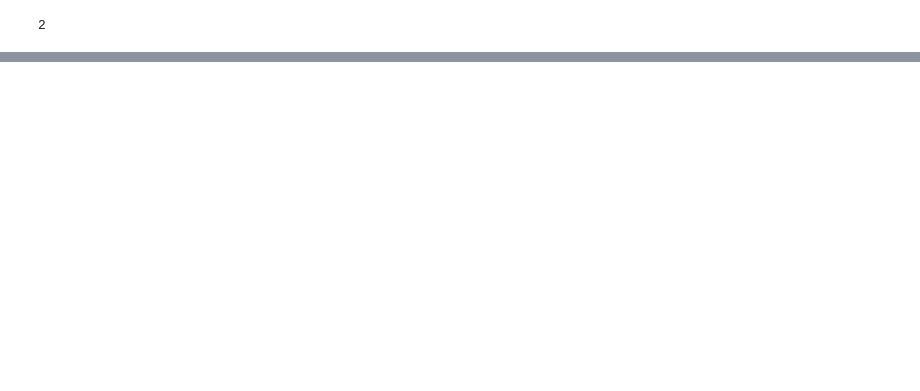
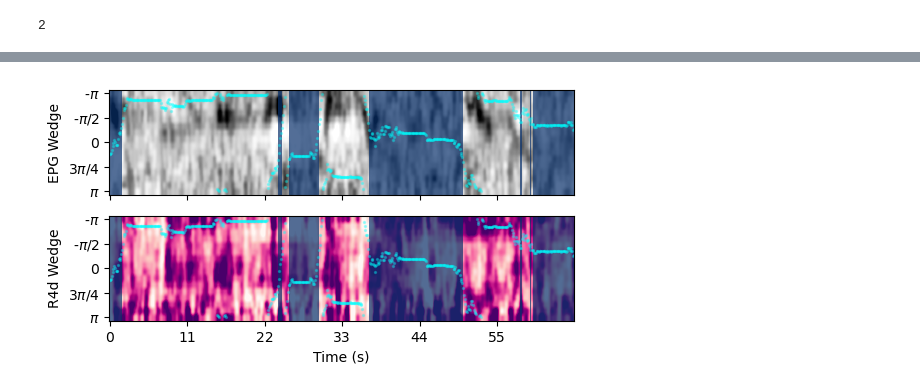
Before and after one commit to yfisher-lab/NeuromodPlasticity, a Jupyter notebook: Notebooks/ring_terminal_imaging/plot_group_results_dual_imaging.ipynb, the cells around one changed output, grey strips where cells are left out. Drawn from its saved outputs; the diff is of its cells as text; code cells hidden in the pictures; blank space fills up the shorter version.

```diff
--- a/Notebooks/ring_terminal_imaging/plot_group_results_dual_imaging.ipynb
+++ b/Notebooks/ring_terminal_imaging/plot_group_results_dual_imaging.ipynb
@@ -252,0 +357,69 @@ ax.fill_between(x[2:-1], mu[2:-1]-sem[2:-1], mu[2:-1]+sem[2:-1])
+# %%
+eg_fly = '06_11_2023_fly1'
+row = sess_df.loc[sess_df['fly_id'] == eg_fly].iloc[0]
+
+# eg_fly = '22_02_2024_fly1'
+# row = sess_df.loc[sess_df['fly_id'] == eg_fly].iloc[0]
+
+# eg_fly = '12_10_2023_fly2'
+# row = sess_df.loc[sess_df['fly_id'] == eg_fly].iloc[0]
+
+# eg_fly = '11_08_2023_fly3'
+# row = sess_df.loc[sess_df['fly_id'] == eg_fly].iloc[0]
+# %%
+outdir = pathlib.PurePath( basedir / row['date'] / row['fly'] / row['sess'] / 'preprocess.pkl')
+pp = st2p.preprocessing.EBImagingSession.from_file(outdir)
+ts = get_ts(pp,coef=0)
+# %%
+window = slice(200,800)
+fig, ax= plt.subplots(2,1, figsize=[6,3], sharex=True)
+ax[0].imshow(ts['y_epg_sm'][0,:,window], aspect='auto', cmap= 'Greys',vmin=-.1,vmax=.2)
+ax[1].imshow(ts['y_r4d_sm'][1,:,window], aspect='auto', cmap= 'RdPu', vmin=-.1, vmax=.2)
+
+
+x = np.arange(ts['y_epg'].shape[-1])
+fill = np.ones_like(ts['y_r4d_sm'][1,:,:])
+fill[:, ts['bar_vis_mask']]=np.nan
+ax[0].imshow(fill[:,window], aspect='auto', cmap='Blues', vmax=1, vmin=0, alpha=.7)
+ax[1].imshow(fill[:,window], aspect='auto', cmap='Blues', vmax=1, vmin=0, alpha=.7)
+
+
+heading_ = 15*(ts['heading']+np.pi)/2/np.pi
+_x = x[window] - x[window][0]
+ax[0].scatter(_x, heading_[window], alpha=.3, s=2, color='cyan')
+ax[1].scatter(_x , heading_[window], alpha=.3, s=2, color='cyan')
+
+dt = pp.metadata['frame_period']*pp.metadata['layout']['frames_per_sequence']
+t = np.arange(0,_x.shape[0]*dt, dt)
+_ = ax[1].set_xticks(_x[::100], labels=[int(_t) for _t in t[::100]])
+
+
+_ = ax[0].set_yticks([r/2/np.pi*15 for r in (0,  np.pi/2,  np.pi,  6*np.pi/4,  2*np.pi)],
+                    labels = [r'-$\pi$',  r'-$\pi$/2',  '0',  r'3$\pi$/4',  r'$\pi$'])
+_ = ax[1].set_yticks([r/2/np.pi*15 for r in (0,  np.pi/2,  np.pi,  6*np.pi/4,  2*np.pi)],
+                    labels = [r'-$\pi$',  r'-$\pi$/2',  '0',  r'3$\pi$/4',  r'$\pi$'])
+
+ax[1].set_xlabel('Time (s)')
+ax[0].set_ylabel('EPG Wedge')
+ax[1].set_ylabel('R4d Wedge')
+
+fig.savefig(figfolder / f"{row['fly_id']}_{row['sess']}_example.pdf", format='pdf')
+
+# # # print(y.shape, heading.shape)
+# # # ax[2].scatter(x,heading)
+# # ax[1].scatter(_x-_x[0], 15*(ts['phi_epg'][window]+np.pi)/2/np.pi, color=plt.cm.Greys(.8), alpha = 1, s=2)
+# # ax[2].scatter(x, phi_r4d, color=plt.cm.RdPu(.8), alpha = .4, s=2)
+# # ax[3].scatter(x, offset_epg, color=plt.cm.Greys(.8), alpha = .4, s=2)
+# # ax[3].scatter(x, offset_r4d, color=plt.cm.RdPu(.8), alpha = .4, s=2)
+
+# heading_bins, y_h_aligned, y_h_aligned_z = align_to_heading(ts)
+# fig, ax=plt.subplots()
+# ax.plot(y_h_aligned[0,:,:][:,ts['bar_vis_mask']].mean(axis=-1))
+# ax.plot(y_h_aligned[1,:,:][:,ts['bar_vis_mask']].mean(axis=-1))
+
+
+# fig, ax=plt.subplots(1,2)
+# ax[0].imshow(y_h_aligned[0,:,:][:,ts['bar_vis_mask']],aspect='auto',cmap='Greys')
+# ax[1].imshow(y_h_aligned[1,:,:][:,ts['bar_vis_mask']],aspect='auto', cmap='RdPu',vmin=-.1,vmax=.4)
+# %% [output]
+[figure, added]
```
Also changed, not shown: parts of 17 cells of this notebook, 9 other files.
